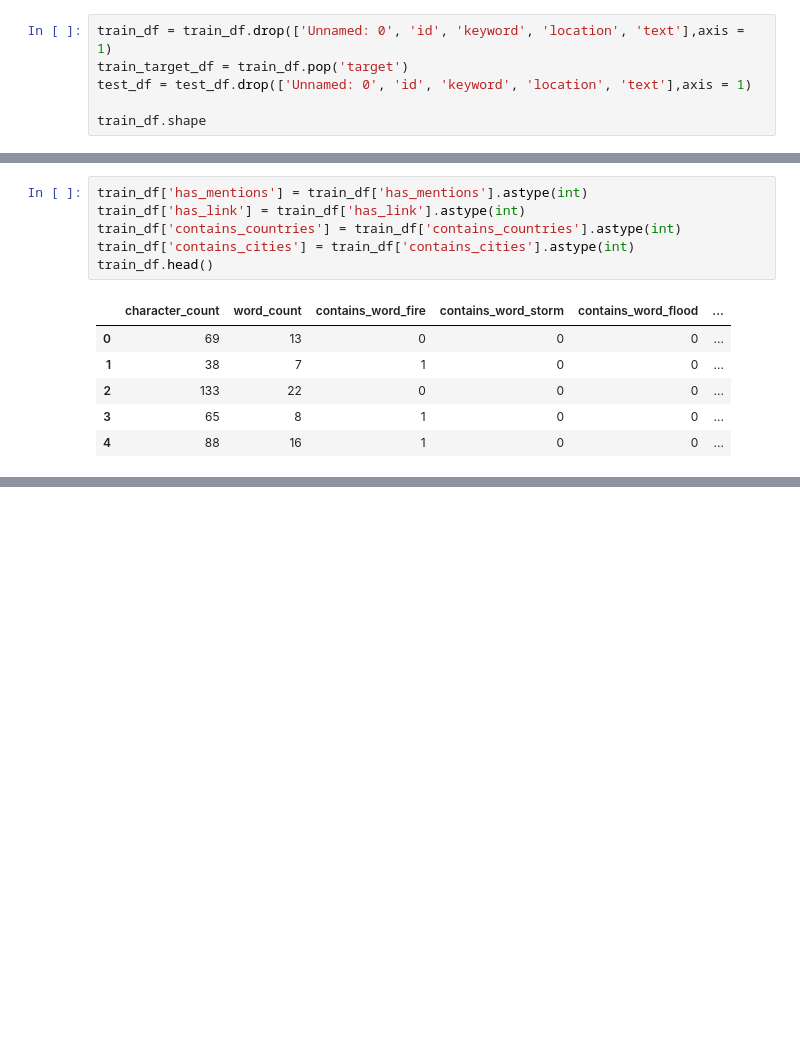
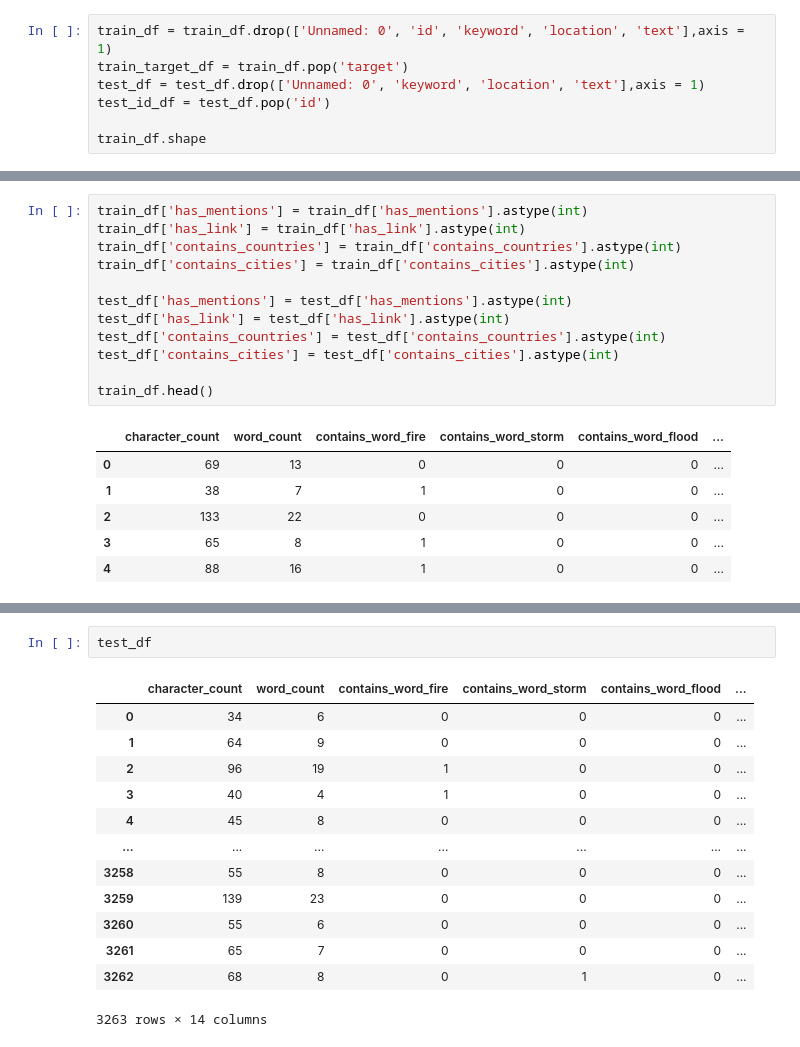
Before and after one commit to francoriboratig/TP2-Datos, a Jupyter notebook: Red neuronal que lee los features y no el text.ipynb, the cells around one changed output, grey strips where cells are left out. Cells and saved outputs as stored; diff of their text form; blank space fills up the shorter version.

```diff
--- a/Red neuronal que lee los features y no el text.ipynb
+++ b/Red neuronal que lee los features y no el text.ipynb
@@ -25,7 +25,8 @@ train_df.head(5)
 # %%
 train_df = train_df.drop(['Unnamed: 0', 'id', 'keyword', 'location', 'text'],axis = 1)
 train_target_df = train_df.pop('target')
-test_df = test_df.drop(['Unnamed: 0', 'id', 'keyword', 'location', 'text'],axis = 1)
+test_df = test_df.drop(['Unnamed: 0', 'keyword', 'location', 'text'],axis = 1)
+test_id_df = test_df.pop('id')
 
 train_df.shape
 # %% [output]
@@ -44,6 +38,12 @@ train_df['has_mentions'] = train_df['has_mentions'].astype(int)
 train_df['has_link'] = train_df['has_link'].astype(int)
 train_df['contains_countries'] = train_df['contains_countries'].astype(int)
 train_df['contains_cities'] = train_df['contains_cities'].astype(int)
+
+test_df['has_mentions'] = test_df['has_mentions'].astype(int)
+test_df['has_link'] = test_df['has_link'].astype(int)
+test_df['contains_countries'] = test_df['contains_countries'].astype(int)
+test_df['contains_cities'] = test_df['contains_cities'].astype(int)
+
 train_df.head()
 # %% [output]
 |  | character_count | word_count | contains_word_fire | contains_word_storm | contains_word_flood | ... |
@@ -126,3 +139,19 @@ prediction
+# %%
+test_df
+# %% [output]
+|  | character_count | word_count | contains_word_fire | contains_word_storm | contains_word_flood | ... |
+| 0 | 34 | 6 | 0 | 0 | 0 | ... |
+| 1 | 64 | 9 | 0 | 0 | 0 | ... |
+| 2 | 96 | 19 | 1 | 0 | 0 | ... |
+| 3 | 40 | 4 | 1 | 0 | 0 | ... |
+| 4 | 45 | 8 | 0 | 0 | 0 | ... |
+| ... | ... | ... | ... | ... | ... | ... |
+| 3258 | 55 | 8 | 0 | 0 | 0 | ... |
+| 3259 | 139 | 23 | 0 | 0 | 0 | ... |
+| 3260 | 55 | 6 | 0 | 0 | 0 | ... |
+| 3261 | 65 | 7 | 0 | 0 | 0 | ... |
+| 3262 | 68 | 8 | 0 | 1 | 0 | ... |
+3263 rows × 14 columns
 # %%
 # EXPORTAMOS EL CSV EN EL FORMATO QUE PIDE KAGGLE
 test_df['target'] = prediction
```
Also changed, not shown: parts of 6 cells of this notebook.
